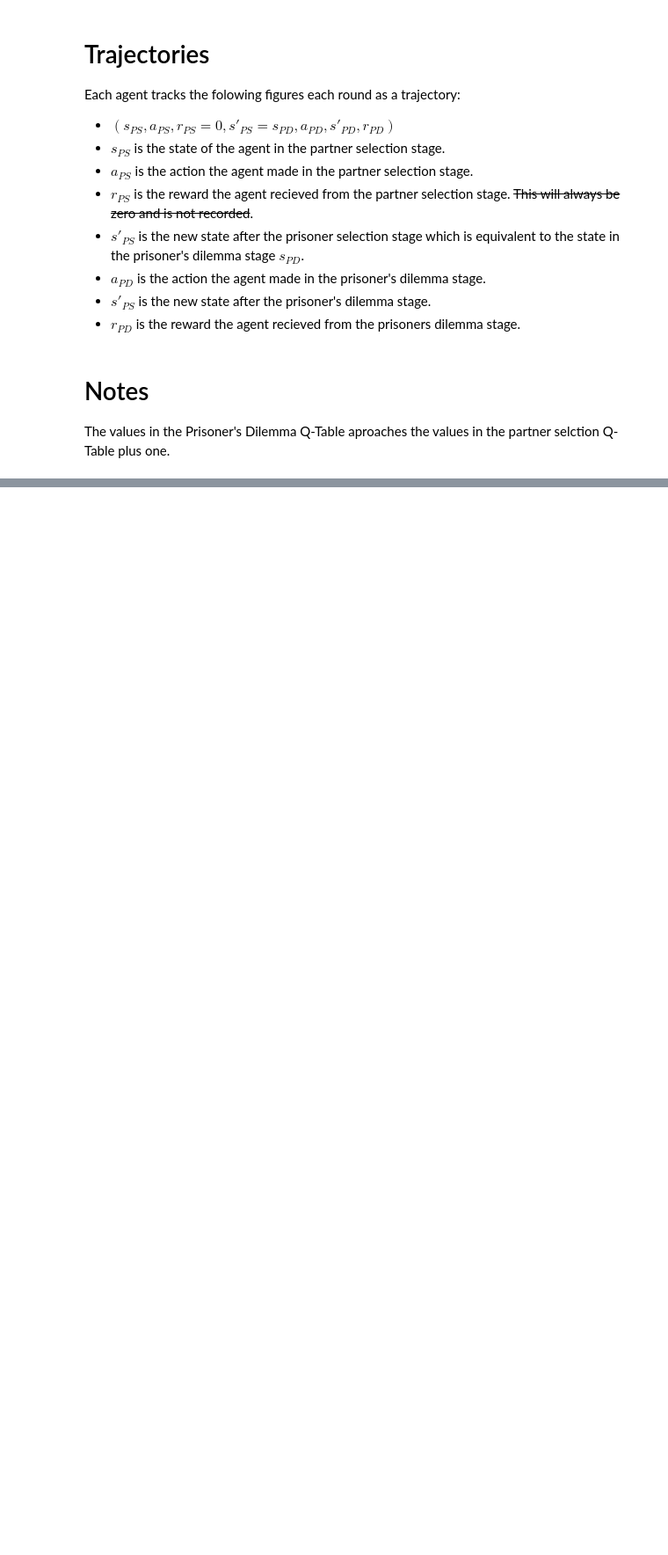
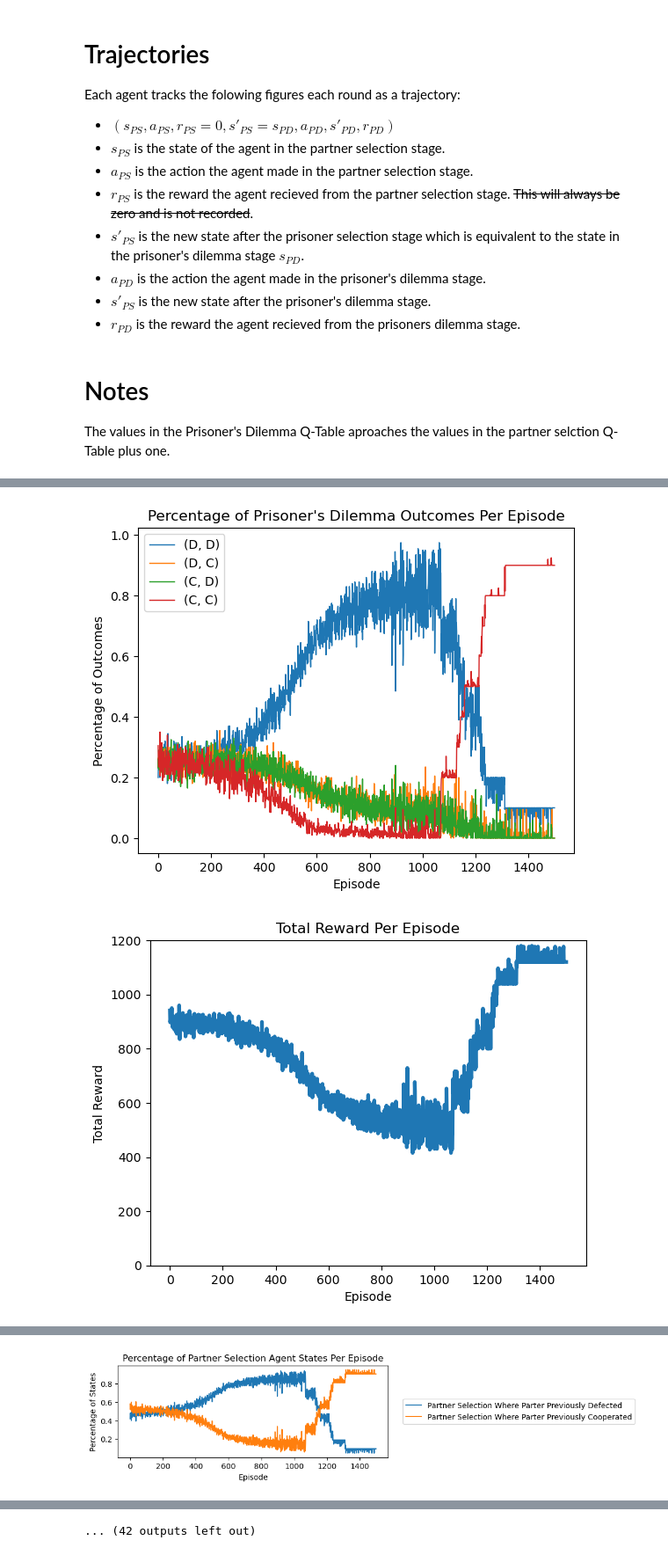
Before and after one commit to noumahme/Williams--code, a Jupyter notebook: SustainingCooperation copy.ipynb, the cells around one changed output, grey strips where cells are left out. Shown at 88% size. Cells and saved outputs as stored; diff of their text form; code cells hidden in the pictures; blank space fills up the shorter version.

```diff
--- a/SustainingCooperation copy.ipynb
+++ b/SustainingCooperation copy.ipynb
@@ -107,11 +112,13 @@ def q_learning(qtable, next_qtable, state: State, action,
 # %%
 class Agent:
     def __init__(self, learning_rate: float, temperature: float, discount_rate: float,
-                 last_action: ActionPD = None, qtable_ps = None, qtable_pd = None):
+                 last_action_pd: ActionPD = None, qtable_ps = None, qtable_pd = None,
+                 delta_t = 0.996):
         self.a = learning_rate
         self.t = temperature
         self.g = discount_rate
-        self.last_action = np.random.choice([ActionPD.DEFECT, ActionPD.COOPERATE], 1) if last_action == None else last_action
+        self.delta_t = delta_t
+        self.last_action_pd = np.random.choice([ActionPD.DEFECT, ActionPD.COOPERATE], 1) if last_action_pd == None else last_action_pd
         self.qtable_ps = np.zeros((2, 2)) if qtable_ps is None else qtable_ps
         self.qtable_pd = np.zeros((2, 2)) if qtable_pd is None else qtable_pd
 
@@ -173,7 +180,7 @@ class Agent:
 
         # decrease temperature
         # self.t *= 0.01
-            self.t *= 0.998
+        self.t *= self.delta_t
 
     def get_strategy_ps(self):
         if (self.qtable_ps[0, 0] < self.qtable_ps[0, 1] and self.qtable_ps[1, 0] < self.qtable_ps[1, 1]):
@@ -726,0 +723,14 @@ Agent 2) PS-Strategy: Reverse-OFT, PD-Strategy: Always-Defect
+# %%
+sdoo(population=20,        # Agent Population Size (Must be a multiple of 2)
+     rounds=20,            # Rounds per Episode
+     episodes=1500,        # Number of Episodes
+     learning_rate=0.05,   # Alpha (Learning Rate)
+     temperature=85,       # Starting Boltzmann Temperature
+     discount_rate=0.99,   # Gamma (Discount Rate)
+     delta_t=0.992,        # Boltzmann Temperature Decay Rate
+     disposition=1.0,      # Disposition to Assume Cooperation
+     know_first_agent=0.0, # Probability of Knowing First Agent's Previous Action
+     know_fresh_agent=0.75) # Probability of Knowing Fresh Agent's Previous Action
+# %% [output]
+[figure, added]
+[figure, added]
@@ -726,0 +739 @@ Agent 2) PS-Strategy: Reverse-OFT, PD-Strategy: Always-Defect
+[figure, added]
@@ -726,0 +763 @@ Agent 2) PS-Strategy: Reverse-OFT, PD-Strategy: Always-Defect
+... (42 outputs left out)
```
Also changed, not shown: parts of 4 cells of this notebook.
